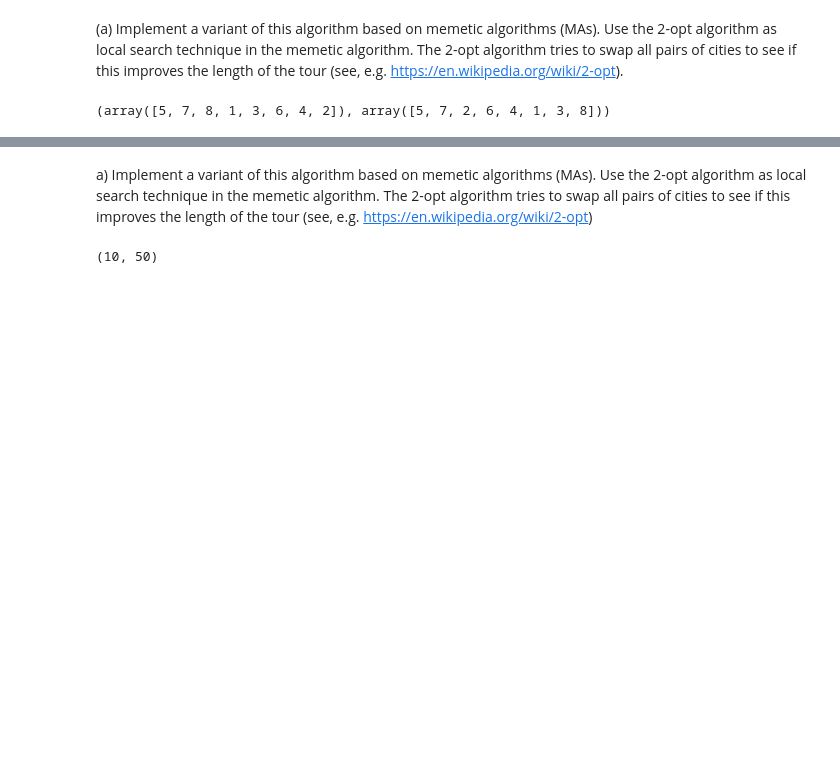
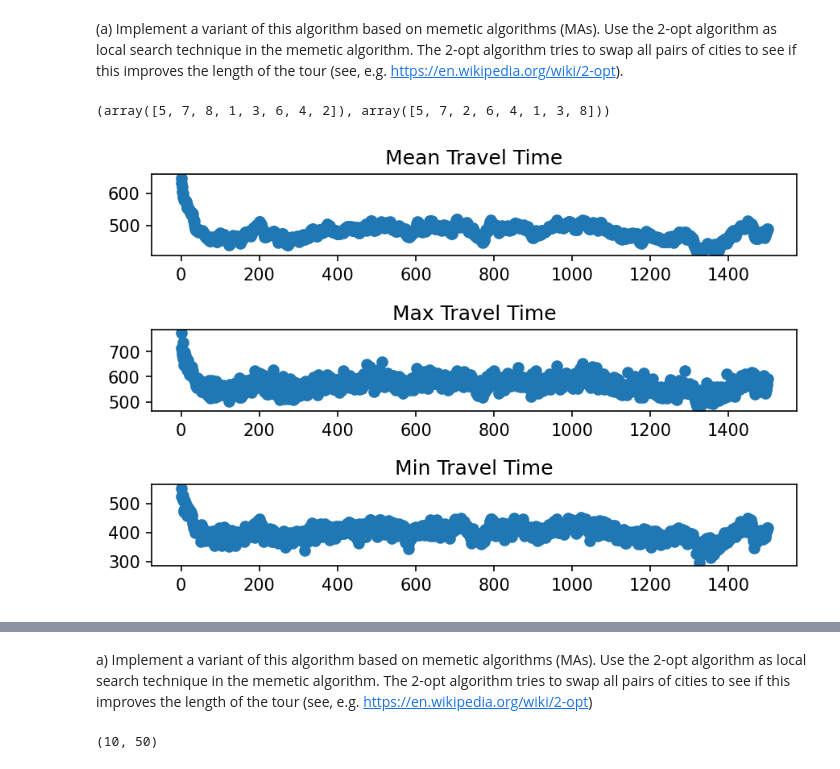
Before and after one commit to JanSchering/natural_computing, a Jupyter notebook: assignment_1/Ex6.ipynb, the cells around one changed output, grey strips where cells are left out. Saved outputs shown, nothing was run; the diff lists cells and outputs as text; code cells hidden in the pictures; blank space fills up the shorter version.

```diff
--- a/assignment_1/Ex6.ipynb
+++ b/assignment_1/Ex6.ipynb
@@ -153,34 +153,36 @@ def simple_EA(city_dist:np.ndarray, pop_size:int, max_gen:int):
             parent2 = tournament_select(population, eval_fitness)
             offspring1, offspring2 = crossover(population[parent1], population[parent2])
             new_pop[i] = offspring1
             new_pop[i+1] = offspring2
             if random.random() < p_m:
                 new_pop[i] = mutate(new_pop[i])
             if random.random() < p_m:
                 new_pop[i+1] = mutate(new_pop[i+1])
 
         stats.append(eval_population(new_pop, get_travel_time)[:-1])
         population = new_pop
         gen += 1
     fig, axs = plt.subplots(3, facecolor='w')
     axs[0].scatter(np.arange(max_gen), [stat[0] for stat in stats])
     axs[0].title.set_text("Mean Travel Time")
     axs[1].scatter(np.arange(max_gen), [stat[1] for stat in stats])
     axs[1].title.set_text("Max Travel Time")
     axs[2].scatter(np.arange(max_gen), [stat[2] for stat in stats])
     axs[2].title.set_text("Min Travel Time")
     fig.tight_layout()
     fig.set_dpi(150)
     return population
 
 
 # Get Problem Setup
 city_dist = get_cities(cities_path)
 max_gens = 1500
 pop_size = 10
 # Create fitness function
 eval_fitness, get_travel_time = get_fitness_func(city_dist)
-population = simple_EA(city_dist, 100, max_gens)
+population = simple_EA(city_dist, pop_size, max_gens)
+# %% [output]
+[figure, added]
 # %%
 fig, axs = plt.subplots(facecolor='w')
 _,_,_,best_idx = eval_population(population, get_travel_time)
```
Also changed, not shown: parts of 3 cells of this notebook, 1 other file.
